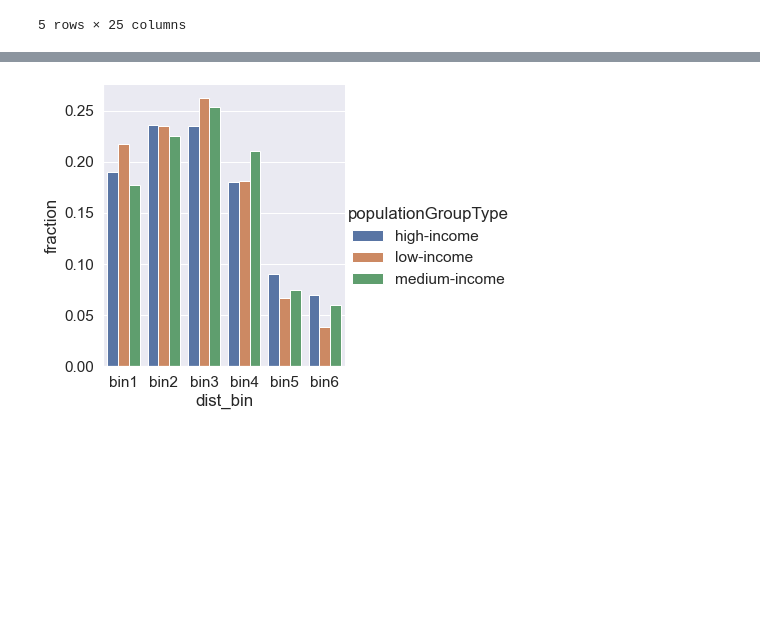
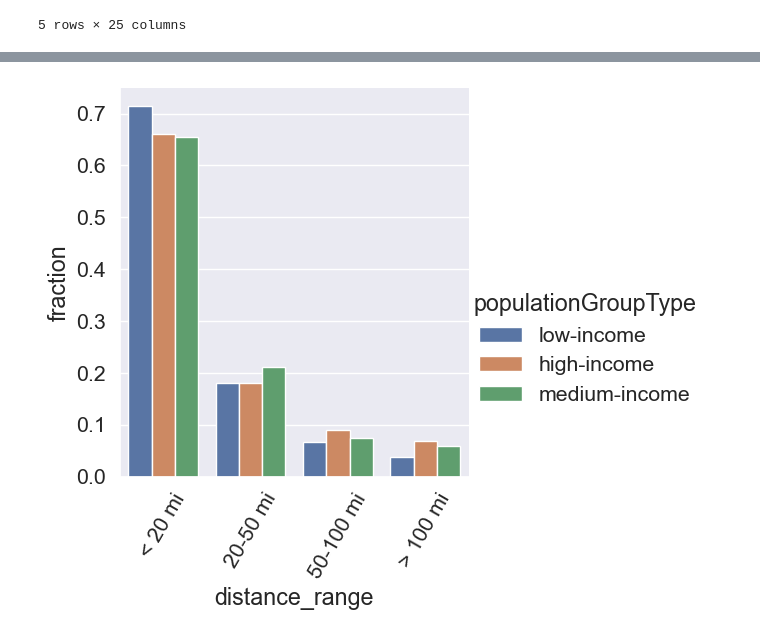
Before and after one commit to arielgatech/BILD_AQ_EV_VMT, a Jupyter notebook: scripts/input_generation/state_spillover_hb_vmt_analysis.ipynb, the cells around one changed output, grey strips where cells are left out. Saved outputs shown, nothing was run; the diff lists cells and outputs as text; code cells hidden in the pictures; blank space fills up the shorter version.

```diff
--- a/scripts/input_generation/state_spillover_hb_vmt_analysis.ipynb
+++ b/scripts/input_generation/state_spillover_hb_vmt_analysis.ipynb
@@ -171,12 +171,27 @@ trip_count_by_bin.to_csv('state_spillover/home_based_border_fraction.csv')
 # %%
 # bin 1 = 0-5 mile, bin 2 = 5-10 mile, bin 3 = 10-20 mile,
 # bin 4 = 20-50 mile, bin 5 = 50 -100 mile, bin 6 = >100  mile
+distance_bin_lookup = {'bin1': '< 20 mi',
+                       'bin2': '< 20 mi',
+                       'bin3': '< 20 mi',
+                       'bin4': '20-50 mi',
+                       'bin5': '50-100 mi',
+                       'bin6': '> 100 mi'}
+trip_count_by_bin.loc[:, 'distance_range'] = \
+trip_count_by_bin.loc[:, 'dist_bin'].map(distance_bin_lookup)
 
-sns.catplot(data = trip_count_by_bin,
-            x="dist_bin",
+trip_count_by_bin_plot = \
+trip_count_by_bin.groupby(['populationGroupType', 'distance_range'])[['fraction']].sum()
+trip_count_by_bin_plot = trip_count_by_bin_plot.reset_index()
+trip_count_by_bin_plot = trip_count_by_bin_plot.sort_values(by = 'fraction',
+                                                            ascending = False)
+sns.catplot(data = trip_count_by_bin_plot,
+            x="distance_range",
             y="fraction",
             hue="populationGroupType",
             kind = 'bar')
-plt.savefig('state_spillover/home_based_trip_border_frac.png', dpi = 200)
+plt.xticks(rotation = 60)
+plt.savefig('state_spillover/home_based_trip_border_frac_labeled.png',
+            dpi = 300, bbox_inches = 'tight')
 # %% [output]
-[figure, old version]
+[figure, new version]
```
Also changed, not shown: parts of 1 cell of this notebook, 6 other files.
